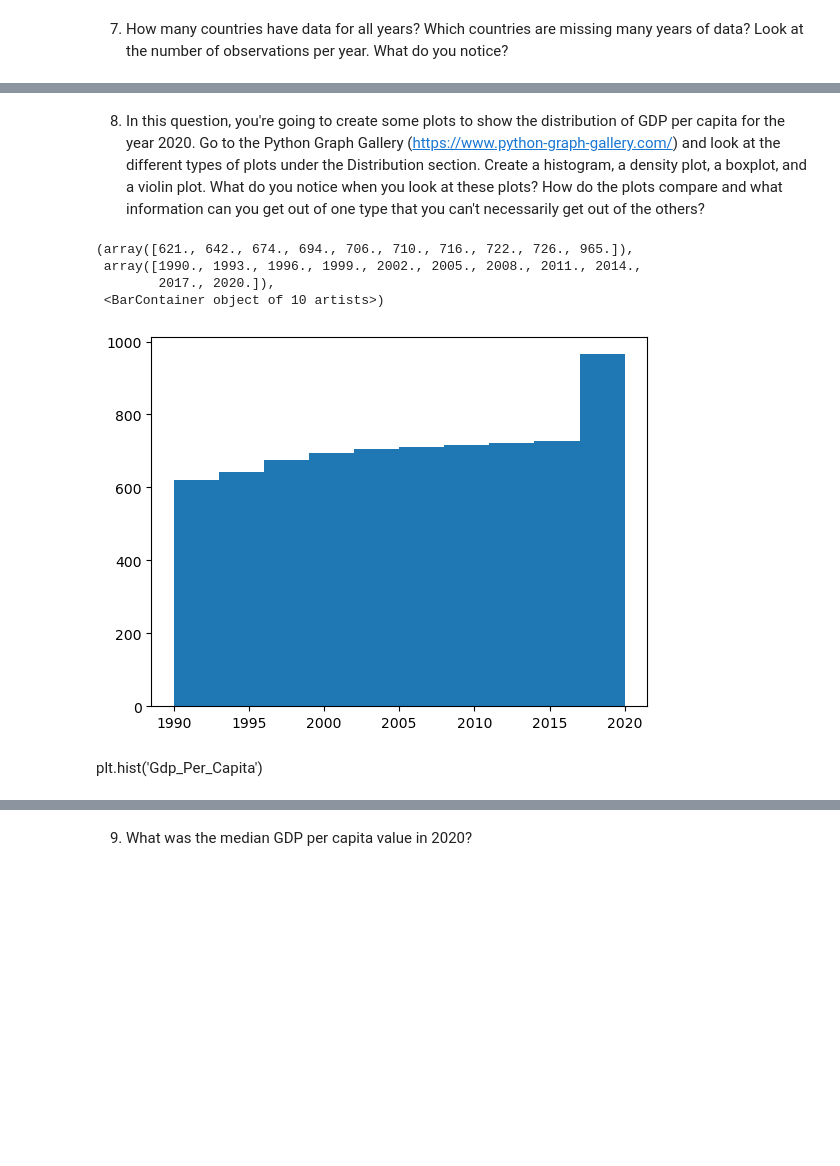
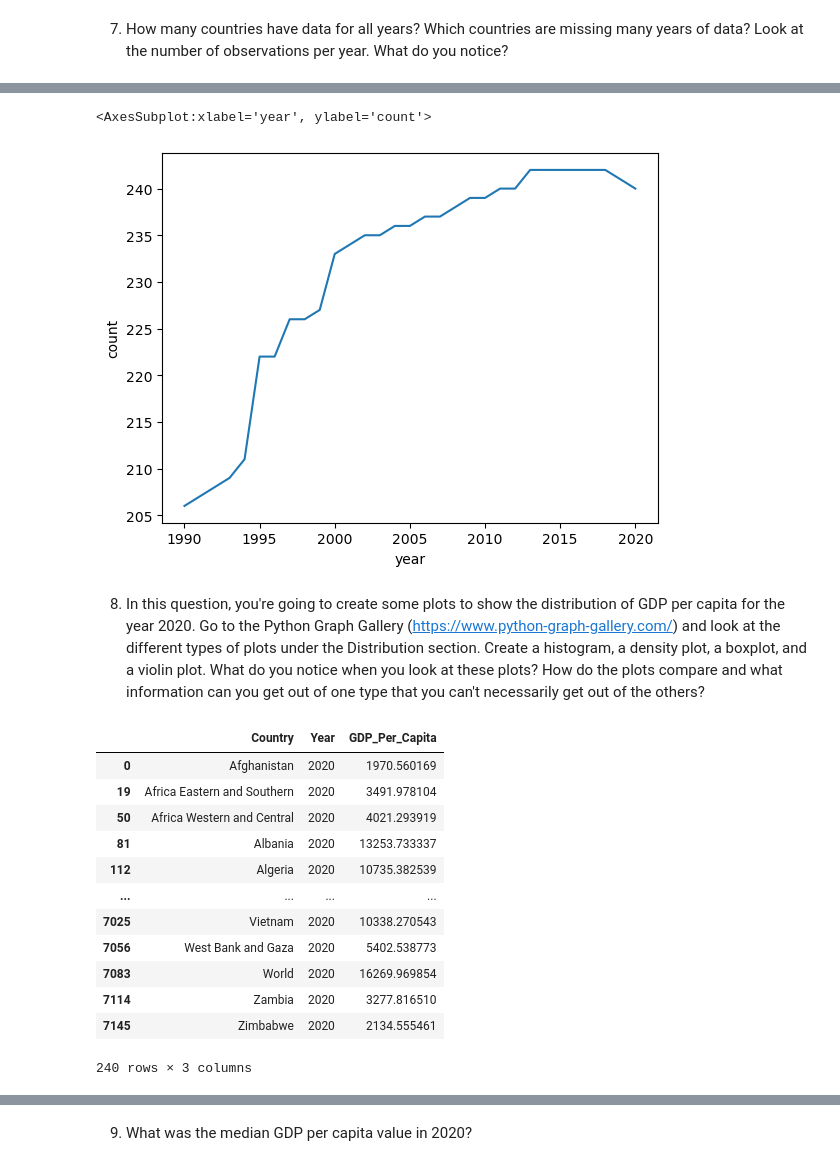
Before and after one commit to eykinnard/gdp_and_internet_usage, a Jupyter notebook: notebooks/UN Project Answers.ipynb, the cells around one changed output, grey strips where cells are left out. Cells and saved outputs as stored; diff of their text form; code cells hidden in the pictures; blank space fills up the shorter version.

```diff
--- a/notebooks/UN Project Answers.ipynb
+++ b/notebooks/UN Project Answers.ipynb
@@ -67,0 +86,6 @@ gdp_df.groupby(['Year']).size()
+# %%
+year_counts = gdp_df.Year.value_counts().to_frame().reset_index()
+# %%
+year_counts.columns = ['year','count']
+# %%
+year_counts = year_counts.sort_values('year')
@@ -68,12 +112,24 @@ gdp_df.groupby(['Year']).size()
+# %%
+sns.lineplot(data = year_counts, x = 'year', y = 'count')
+# %% [output]
+<AxesSubplot:xlabel='year', ylabel='count'>
+[figure, added]
 # %% [markdown]
 8. In this question, you're going to create some plots to show the distribution of GDP per capita for the year 2020. Go to the Python Graph Gallery (https://www.python-graph-gallery.com/) and look at the different types of plots under the Distribution section. Create a histogram, a density plot, a boxplot, and a violin plot. What do you notice when you look at these plots? How do the plots compare and what information can you get out of one type that you can't necessarily get out of the others?
 # %%
-plt.hist(gdp_df['Year'])
+year_2020 = gdp_df.loc[gdp_df['Year']==2020]
+year_2020
 # %% [output]
+|  | Country | Year | GDP_Per_Capita |
+| 0 | Afghanistan | 2020 | 1970.560169 |
+| 19 | Africa Eastern and Southern | 2020 | 3491.978104 |
+| 50 | Africa Western and Central | 2020 | 4021.293919 |
+| 81 | Albania | 2020 | 13253.733337 |
+| 112 | Algeria | 2020 | 10735.382539 |
+| ... | ... | ... | ... |
+| 7025 | Vietnam | 2020 | 10338.270543 |
+| 7056 | West Bank and Gaza | 2020 | 5402.538773 |
+| 7083 | World | 2020 | 16269.969854 |
+| 7114 | Zambia | 2020 | 3277.816510 |
+| 7145 | Zimbabwe | 2020 | 2134.555461 |
-(array([621., 642., 674., 694., 706., 710., 716., 722., 726., 965.]),
- array([1990., 1993., 1996., 1999., 2002., 2005., 2008., 2011., 2014.,
-        2017., 2020.]),
- <BarContainer object of 10 artists>)
+240 rows × 3 columns
-[figure, removed]
-# %% [markdown]
-plt.hist('Gdp_Per_Capita')
```
Also changed, not shown: parts of 41 cells of this notebook.
